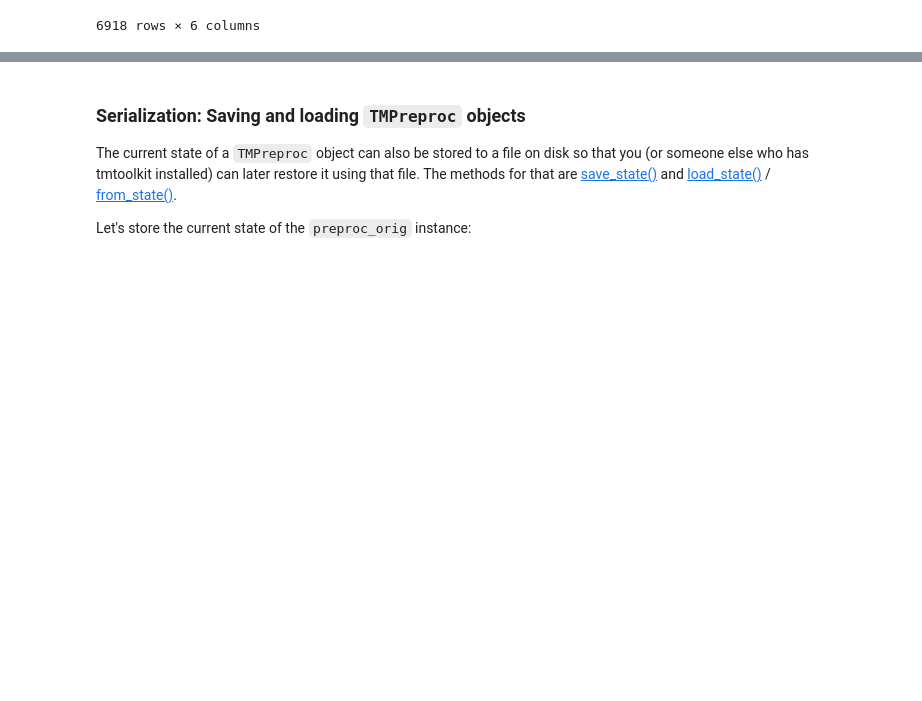
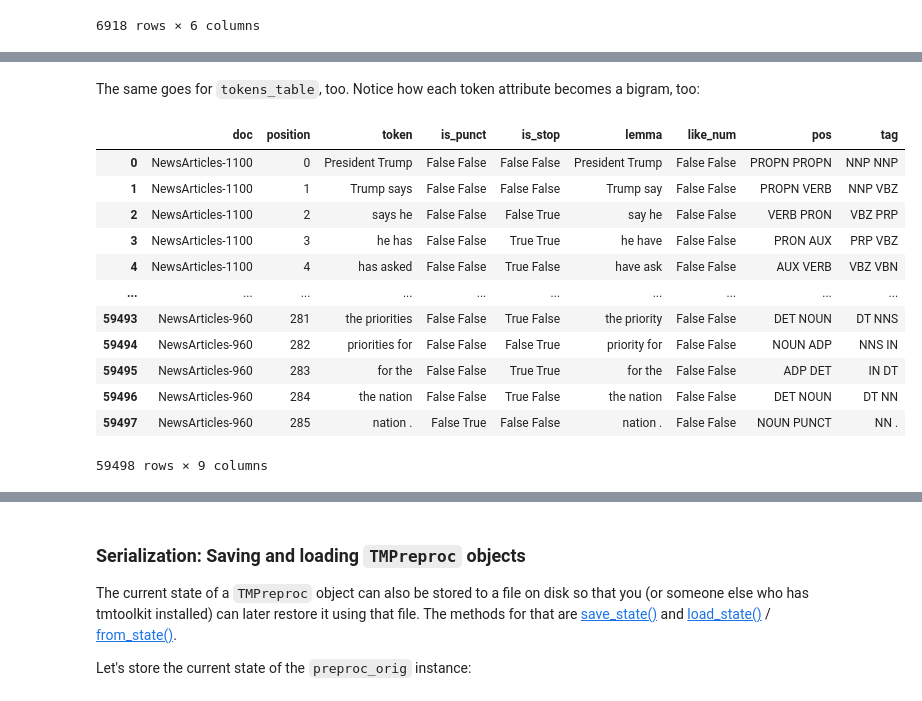
Before and after one commit to WZBSocialScienceCenter/tmtoolkit, a Jupyter notebook: doc/source/preprocessing.ipynb, the cells around one changed output, grey strips where cells are left out. Drawn from its saved outputs; the diff is of its cells as text; code cells hidden in the pictures; blank space fills up the shorter version.

```diff
--- a/doc/source/preprocessing.ipynb
+++ b/doc/source/preprocessing.ipynb
@@ -1703,0 +1734,5 @@ preproc_orig.get_dtm(as_datatable=True)
+# %%
+from tmtoolkit.corpus import corpus_ngramify
+
+corpus_bigrams = corpus_ngramify(corpus_orig, n=2, inplace=False)
+doc_tokens(corpus_bigrams)['NewsArticles-2433']
@@ -1703,0 +1757,18 @@ preproc_orig.get_dtm(as_datatable=True)
+# %% [markdown]
+The same goes for `tokens_table`, too. Notice how each token attribute becomes a bigram, too:
+# %%
+tokens_table(corpus_bigrams)
+# %% [output]
+|  | doc | position | token | is_punct | is_stop | lemma | like_num | pos | tag |
+| 0 | NewsArticles-1100 | 0 | President Trump | False False | False False | President Trump | False False | PROPN PROPN | NNP NNP |
+| 1 | NewsArticles-1100 | 1 | Trump says | False False | False False | Trump say | False False | PROPN VERB | NNP VBZ |
+| 2 | NewsArticles-1100 | 2 | says he | False False | False True | say he | False False | VERB PRON | VBZ PRP |
+| 3 | NewsArticles-1100 | 3 | he has | False False | True True | he have | False False | PRON AUX | PRP VBZ |
+| 4 | NewsArticles-1100 | 4 | has asked | False False | True False | have ask | False False | AUX VERB | VBZ VBN |
+| ... | ... | ... | ... | ... | ... | ... | ... | ... | ... |
+| 59493 | NewsArticles-960 | 281 | the priorities | False False | True False | the priority | False False | DET NOUN | DT NNS |
+| 59494 | NewsArticles-960 | 282 | priorities for | False False | False True | priority for | False False | NOUN ADP | NNS IN |
+| 59495 | NewsArticles-960 | 283 | for the | False False | True True | for the | False False | ADP DET | IN DT |
+| 59496 | NewsArticles-960 | 284 | the nation | False False | True False | the nation | False False | DET NOUN | DT NN |
+| 59497 | NewsArticles-960 | 285 | nation . | False True | False False | nation . | False False | NOUN PUNCT | NN . |
+59498 rows × 9 columns
```
Also changed, not shown: parts of 57 cells of this notebook, 1 other file.
